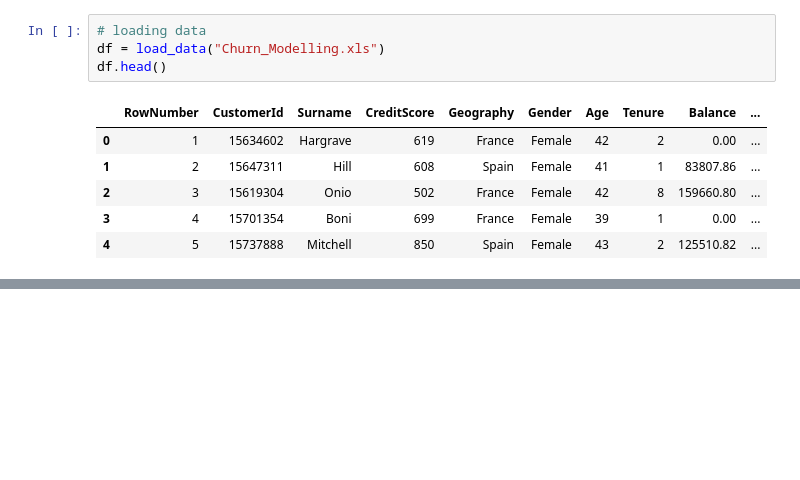
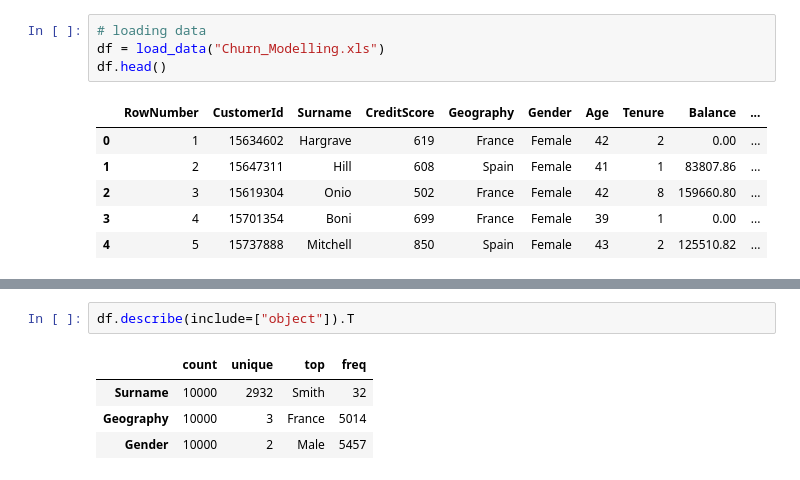
Before and after one commit to ibnMuxiddin/bank-customer-churn-prediction, a Jupyter notebook: notebooks/EDA.ipynb, the cells around one changed output, grey strips where cells are left out. Cells and saved outputs as stored; diff of their text form; blank space fills up the shorter version.

```diff
--- a/notebooks/EDA.ipynb
+++ b/notebooks/EDA.ipynb
@@ -139,3 +78,10 @@ plt.show()
+# %%
+df.describe(include=["object"]).T
+# %% [output]
+|  | count | unique | top | freq |
+| Surname | 10000 | 2932 | Smith | 32 |
+| Geography | 10000 | 3 | France | 5014 |
+| Gender | 10000 | 2 | Male | 5457 |
 # %%
 df.columns
 # %% [output]
```
Also changed, not shown: parts of 25 cells of this notebook, 2 other files.
